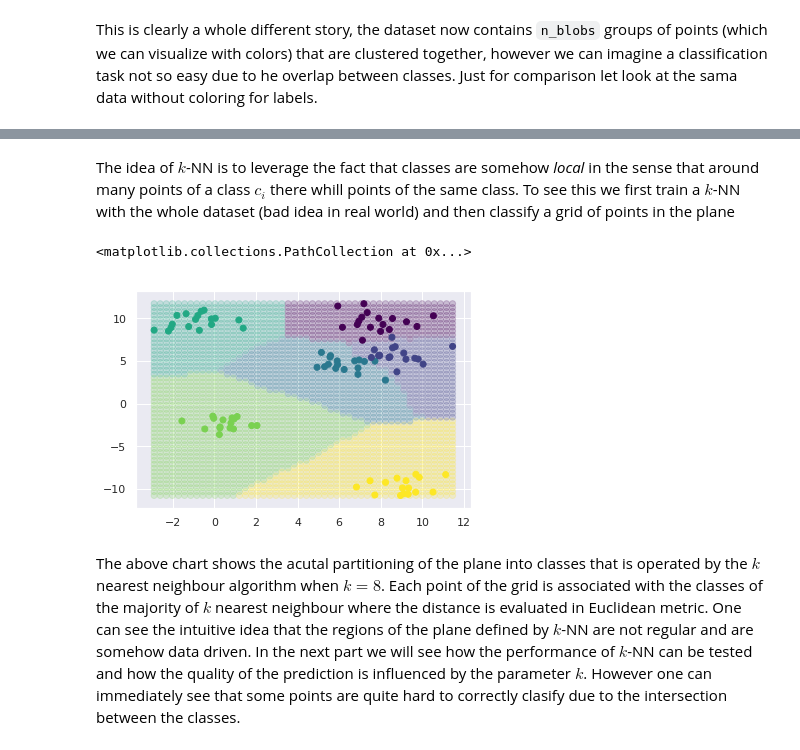
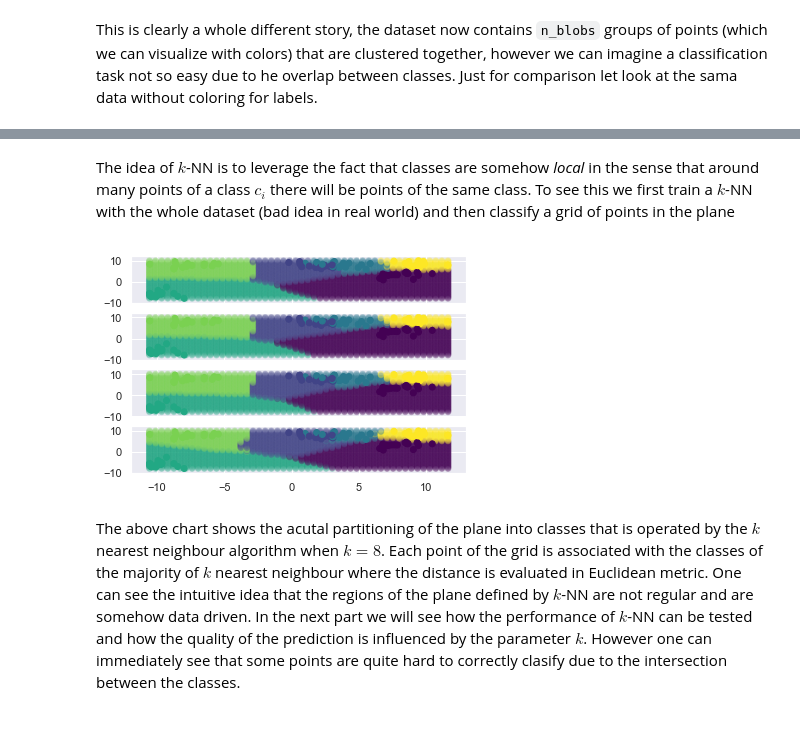
Before and after one commit to skimmy/playground, a Jupyter notebook: ml/Exploring_kNN.ipynb, the cells around one changed output, grey strips where cells are left out. Cells and saved outputs as stored; diff of their text form; code cells hidden in the pictures.

```diff
--- a/ml/Exploring_kNN.ipynb
+++ b/ml/Exploring_kNN.ipynb
@@ -47,24 +48,28 @@ plt.scatter(X_cl[:,0], X_cl[:,1])
 # %% [markdown]
-The idea of $k$-NN is to leverage the fact that classes are somehow *local* in the sense that around many points of a class $c_i$ there whill points of the same class. To see this we first train a $k$-NN with the whole dataset (bad idea in real world) and then classify a grid of points in the plane
+The idea of $k$-NN is to leverage the fact that classes are somehow *local* in the sense that around many points of a class $c_i$ there will be points of the same class. To see this we first train a $k$-NN with the whole dataset (bad idea in real world) and then classify a grid of points in the plane
 # %%
-from sklearn.neighbors import KNeighborsClassifier
-k = 8
-kNN = KNeighborsClassifier(k)
-kNN.fit(X_cl,y_cl)
-n_grid = 50
-X1 = np.linspace(np.min(X_cl[:,0]), np.max(X_cl[:,0]), n_grid)
-X2 = np.linspace(np.min(X_cl[:,1]), np.max(X_cl[:,1]), n_grid)
-tmp = []
-for x1 in X1:
-    for x2 in X2:
-        tmp.append([x1,x2])
-X_grid = np.array(tmp)
-y_grid = kNN.predict(X_grid)
+def decision_chart(model, X, fig, n_grid=50):
+    n_grid = 50
+    X1 = np.linspace(np.min(X[:,0]), np.max(X[:,0]), n_grid)
+    X2 = np.linspace(np.min(X[:,1]), np.max(X[:,1]), n_grid)
+    tmp = []
+    for x1 in X1:
+        for x2 in X2:
+            tmp.append([x1,x2])
+    X_grid = np.array(tmp)
+    y_grid = model.predict(X_grid)
+    fig.scatter(X_grid[:,0], X_grid[:,1], c=y_grid, cmap='viridis', alpha=0.2)
+    fig.scatter(X_cl[:,0], X_cl[:,1], c=y_cl, cmap='viridis')
-# %%
-plt.scatter(X_grid[:,0], X_grid[:,1], c=y_grid, cmap='viridis', alpha=0.2)
-plt.scatter(X_cl[:,0], X_cl[:,1], c=y_cl, cmap='viridis')
-# %% [output]
-<matplotlib.collections.PathCollection at 0x...>
-[figure, removed]
+# %%
+from sklearn.neighbors import KNeighborsClassifier
+Ks = [1,4,8,32]
+fig, ax = plt.subplots(len(Ks))
+for i in range(len(Ks)):
+    k = Ks[i]
+    kNN = KNeighborsClassifier(k)
+    kNN.fit(X_cl,y_cl)
+    decision_chart(kNN, X_cl, ax[i])
+# %% [output]
+[figure, added]
 # %% [markdown]
 The above chart shows the acutal partitioning of the plane into classes that is operated by the $k$ nearest neighbour algorithm when $k=8$. Each point of the grid is associated with the classes of the majority of $k$ nearest neighbour where the distance is evaluated in Euclidean metric. One can see the intuitive idea that the regions of the plane defined by $k$-NN are not regular and are somehow data driven. In the next part we will see how the performance of $k$-NN can be tested and how the quality of the prediction is influenced by the parameter $k$. However one can immediately see that some points are quite hard to correctly clasify due to the intersection between the classes.
```
Also changed, not shown: parts of 7 cells of this notebook.
